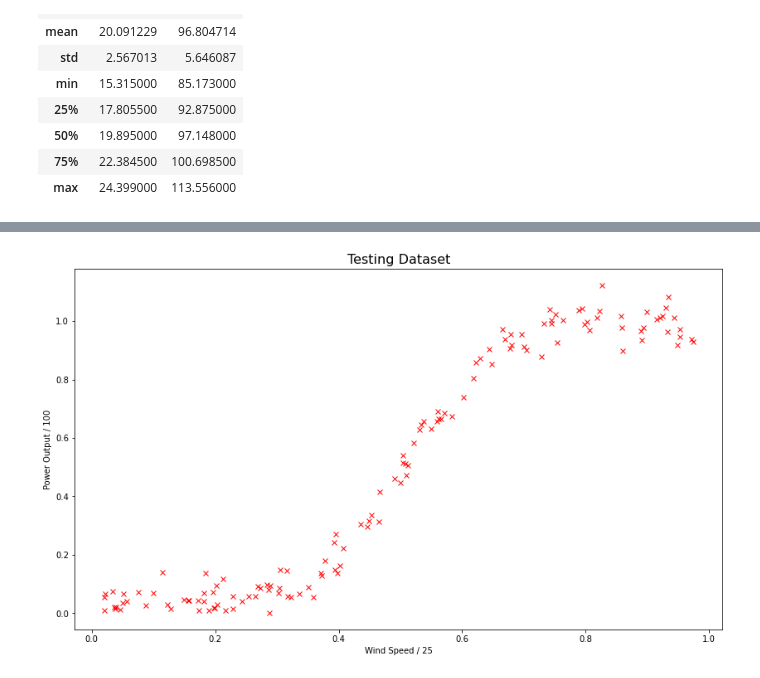
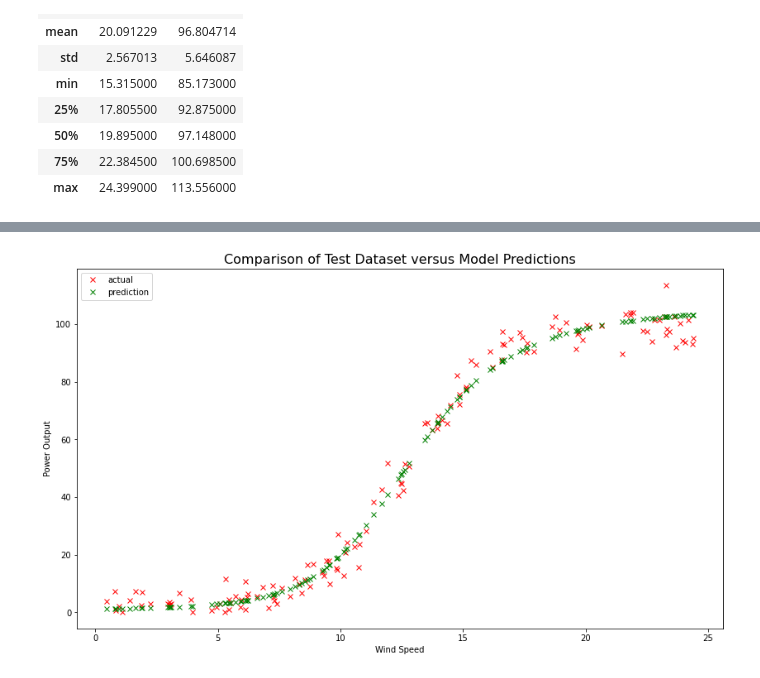
Before and after one commit to markcot/ProjMachLearn, a Jupyter notebook: Project.ipynb, the cells around one changed output, grey strips where cells are left out. Saved outputs shown, nothing was run; the diff lists cells and outputs as text; code cells hidden in the pictures.

Commit message:
First run of Keras model understaken with 2 hidden layers of 10 neurons each and over 500 epoch

```diff
--- a/Project.ipynb
+++ b/Project.ipynb
@@ -468,7 +472,7 @@ The relationship between wind speed and power output can be modelled based eithe
 # Normalise the data for use in a Neural network
 dfN = df.copy()
 dfN['speed'] = dfN['speed']/25
-dfN['power'] = dfN['power']/100
+dfN['power'] = dfN['power']/120
 
 # Divide the data into training and testing sets. Code adapted from
 # https://www.geeksforgeeks.org/divide-a-pandas-dataframe-randomly-in-a-given-ratio/
@@ -486,0 +493,14 @@ plt.ylabel("Power Output / 100");
+# %%
+# Create Keras model
+model = kr.models.Sequential()
+# 1st Hidden layer
+model.add(kr.layers.Dense(10, input_shape=(1,), activation="sigmoid", kernel_initializer="glorot_uniform", bias_initializer="glorot_uniform"))
+# 2nd Hidden layer
+model.add(kr.layers.Dense(10, input_shape=(1,), activation="sigmoid", kernel_initializer="glorot_uniform", bias_initializer="glorot_uniform"))
+# Output layer
+model.add(kr.layers.Dense(1, input_shape=(1,), activation="sigmoid", kernel_initializer="glorot_uniform", bias_initializer="glorot_uniform"))
+# Compile model
+model.compile('adam', loss='mean_squared_error')
+# %%
+# Train the neural network on the training dataset
+model.fit(train['speed'], train['power'], epochs=500, batch_size=10)
@@ -487,7 +556,9 @@ plt.ylabel("Power Output / 100");
 # %%
-plt.plot(test['speed'], test['power'], 'rx')
-plt.title("Testing Dataset", fontsize = 16)
-plt.xlabel("Wind Speed / 25")
-plt.ylabel("Power Output / 100");
+plt.plot(test['speed']*25, test['power']*120, 'rx', label='actual')
+plt.plot(test['speed']*25, model.predict(test['speed'])*120, 'gx', label='prediction')
+plt.title("Comparison of Test Dataset versus Model Predictions", fontsize = 16)
+plt.xlabel("Wind Speed")
+plt.ylabel("Power Output")
+plt.legend();
 # %% [output]
-[figure, old version]
+[figure, new version]
```
Also changed, not shown: parts of 8 cells of this notebook.
